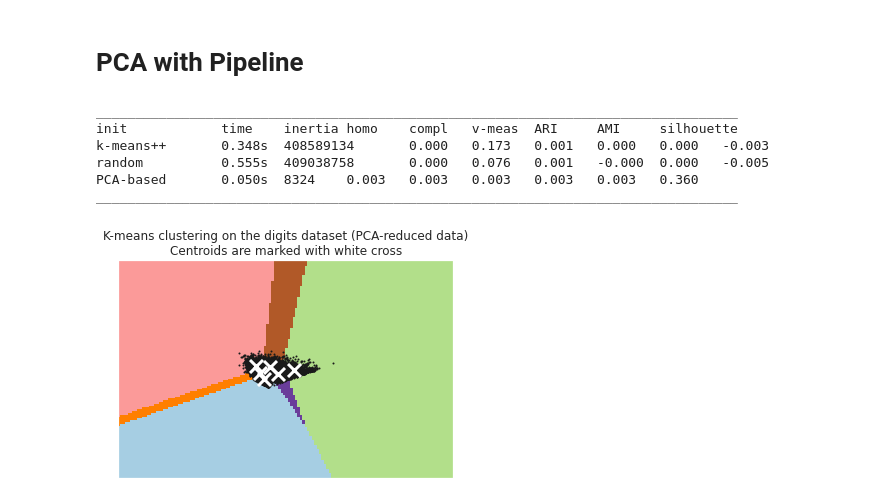
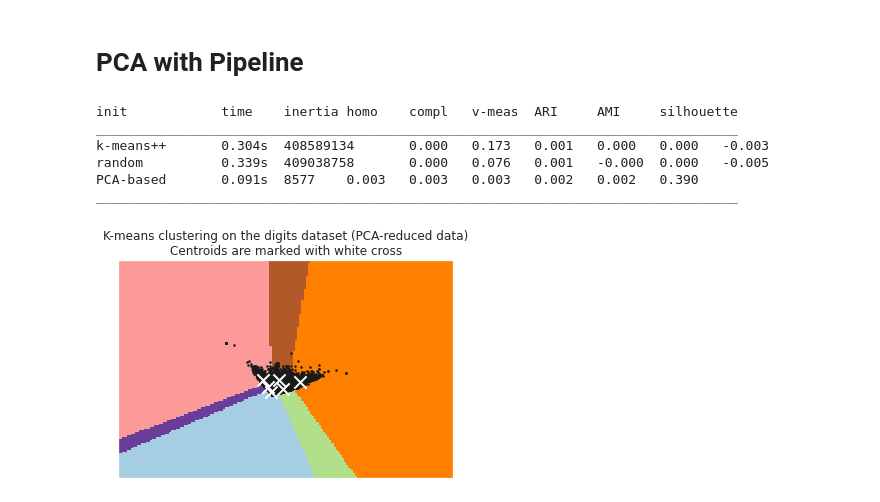
Before and after one commit to MyriamBou/clustering_with_K_means, a Jupyter notebook: clustering_with_K_means_emotion.ipynb, the cells around one changed output. Drawn from its saved outputs; the diff is of its cells as text; code cells hidden in the pictures.

```diff
--- a/clustering_with_K_means_emotion.ipynb
+++ b/clustering_with_K_means_emotion.ipynb
@@ -84,9 +81,16 @@ tf_idf = tf_idf_vectorizor.fit_transform(corpus)
 from sklearn.cluster import KMeans
 from sklearn.decomposition import PCA
 from sklearn.decomposition import TruncatedSVD
+from sklearn.feature_extraction.text import TfidfVectorizer
 
+
+
+tf_idf_vectorizor = TfidfVectorizer(stop_words = 'english')
+tf_idf = tf_idf_vectorizor.fit_transform(corpus)
+
+
+print('init\t\ttime\tinertia\thomo\tcompl\tv-meas\tARI\tAMI\tsilhouette')
 print(82 * '_')
-print('init\t\ttime\tinertia\thomo\tcompl\tv-meas\tARI\tAMI\tsilhouette')
 
 kmeans = KMeans(init="k-means++", n_clusters=6, n_init=4, random_state=0)
 bench_k_means(kmeans=kmeans, name="k-means++", data=X, labels=y)
@@ -94,24 +98,22 @@ bench_k_means(kmeans=kmeans, name="k-means++", data=X, labels=y)
 kmeans = KMeans(init="random", n_clusters=6, n_init=4, random_state=0)
 bench_k_means(kmeans=kmeans, name="random", data=X, labels=y)
 
-from sklearn.feature_extraction.text import TfidfVectorizer
 
-tf_idf_vectorizer = TfidfVectorizer()
-tf_idf = tf_idf_vectorizer.fit_transform(corpus)
 
 clf = TruncatedSVD()
 Xpca = clf.fit_transform(tf_idf)
 XX = PCA(2).fit_transform(Xpca)
 kmeans = KMeans(n_clusters=6, n_init=1)
 bench_k_means(kmeans=kmeans, name="PCA-based", data=XX, labels=y)
-from sklearn.feature_extraction.text import TfidfVectorizer
+
+
 print(82 * '_')
 # %% [output]
+init            time    inertia homo    compl   v-meas  ARI     AMI     silhouette
 __________________________________________________________________________________
-init            time    inertia homo    compl   v-meas  ARI     AMI     silhouette
-k-means++       0.348s  408589134       0.000   0.173   0.001   0.000   0.000   -0.003
-random          0.555s  409038758       0.000   0.076   0.001   -0.000  0.000   -0.005
-PCA-based       0.050s  8324    0.003   0.003   0.003   0.003   0.003   0.360
+k-means++       0.304s  408589134       0.000   0.173   0.001   0.000   0.000   -0.003
+random          0.339s  409038758       0.000   0.076   0.001   -0.000  0.000   -0.005
+PCA-based       0.091s  8577    0.003   0.003   0.003   0.002   0.002   0.390
 __________________________________________________________________________________
 # %%
 #Visualize the results on PCA-reduced data
@@ -124,33 +126,33 @@ kmeans.fit(reduced_data)
 # Step size of the mesh. Decrease to increase the quality of the VQ.
 h = .02     # point in the mesh [x_min, x_max]x[y_min, y_max].
 
 # Plot the decision boundary. For that, we will assign a color to each
 x_min, x_max = reduced_data[:, 0].min() - 1, reduced_data[:, 0].max() + 1
 y_min, y_max = reduced_data[:, 1].min() - 1, reduced_data[:, 1].max() + 1
 xx, yy = np.meshgrid(np.arange(x_min, x_max, h), np.arange(y_min, y_max, h))
 
 # Obtain labels for each point in mesh. Use last trained model.
 Z = kmeans.predict(np.c_[xx.ravel(), yy.ravel()])
 
 # Put the result into a color plot
 Z = Z.reshape(xx.shape)
 plt.figure(1)
 plt.clf()
 plt.imshow(Z, interpolation="nearest",
            extent=(xx.min(), xx.max(), yy.min(), yy.max()),
            cmap=plt.cm.Paired, aspect="auto", origin="lower")
 
-plt.plot(reduced_data[:, 0], reduced_data[:, 1], 'k.', markersize=2)
+plt.plot(reduced_data[:, 0], reduced_data[:, 1], 'k.', markersize=3)
 # Plot the centroids as a white X
 centroids = kmeans.cluster_centers_
-plt.scatter(centroids[:, 0], centroids[:, 1], marker="x", s=169, linewidths=3,
+plt.scatter(centroids[:, 0], centroids[:, 1], marker="x", s=150, linewidths=2,
             color="w", zorder=10)
 plt.title("K-means clustering on the digits dataset (PCA-reduced data)\n"
           "Centroids are marked with white cross")
 plt.xlim(x_min, x_max)
 plt.ylim(y_min, y_max)
 plt.xticks(())
 plt.yticks(())
 plt.show()
 # %% [output]
-[figure, old version]
+[figure, new version]
```
Also changed, not shown: parts of 1 cell of this notebook, 1 other file.
